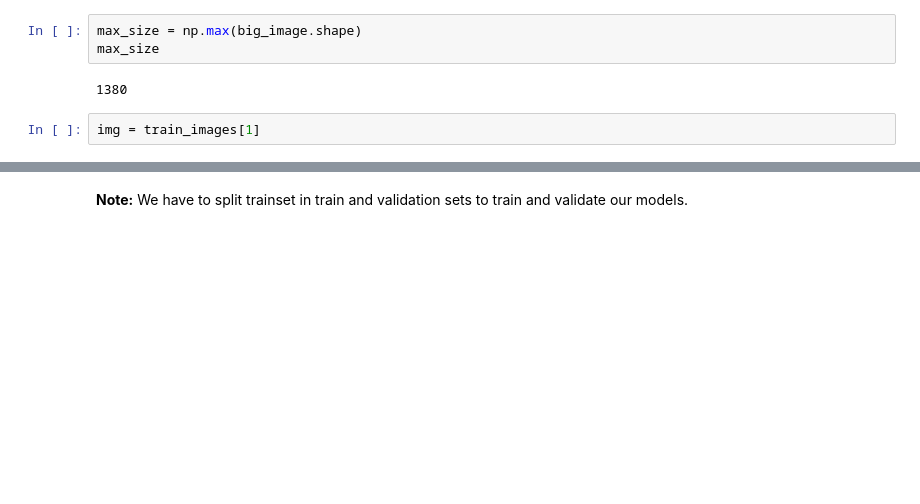
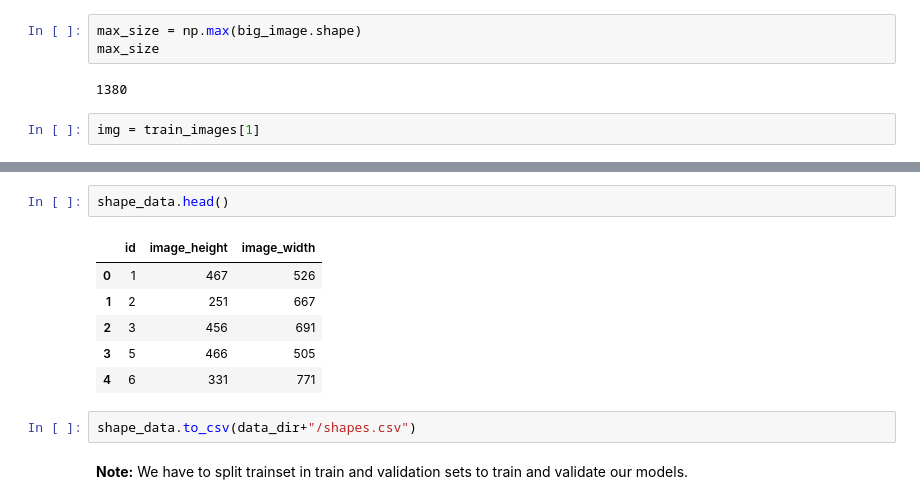
Before and after one commit to DaielChom/ann_leaf_classification, a Jupyter notebook: 02 - Data exploration.ipynb, the cells around one changed output, grey strips where cells are left out. Saved outputs shown, nothing was run; the diff lists cells and outputs as text; blank space fills up the shorter version.

```diff
--- a/02 - Data exploration.ipynb
+++ b/02 - Data exploration.ipynb
@@ -260,2 +370,13 @@ todas las imagenes de ambas especies
+# %%
+shape_data.head()
+# %% [output]
+|  | id | image_height | image_width |
+| 0 | 1 | 467 | 526 |
+| 1 | 2 | 251 | 667 |
+| 2 | 3 | 456 | 691 |
+| 3 | 5 | 466 | 505 |
+| 4 | 6 | 331 | 771 |
+# %%
+shape_data.to_csv(data_dir+"/shapes.csv")
 # %% [markdown]
 **Note:** We have to split trainset in train and validation sets to train and validate our models.
```
Also changed, not shown: parts of 30 cells of this notebook.
